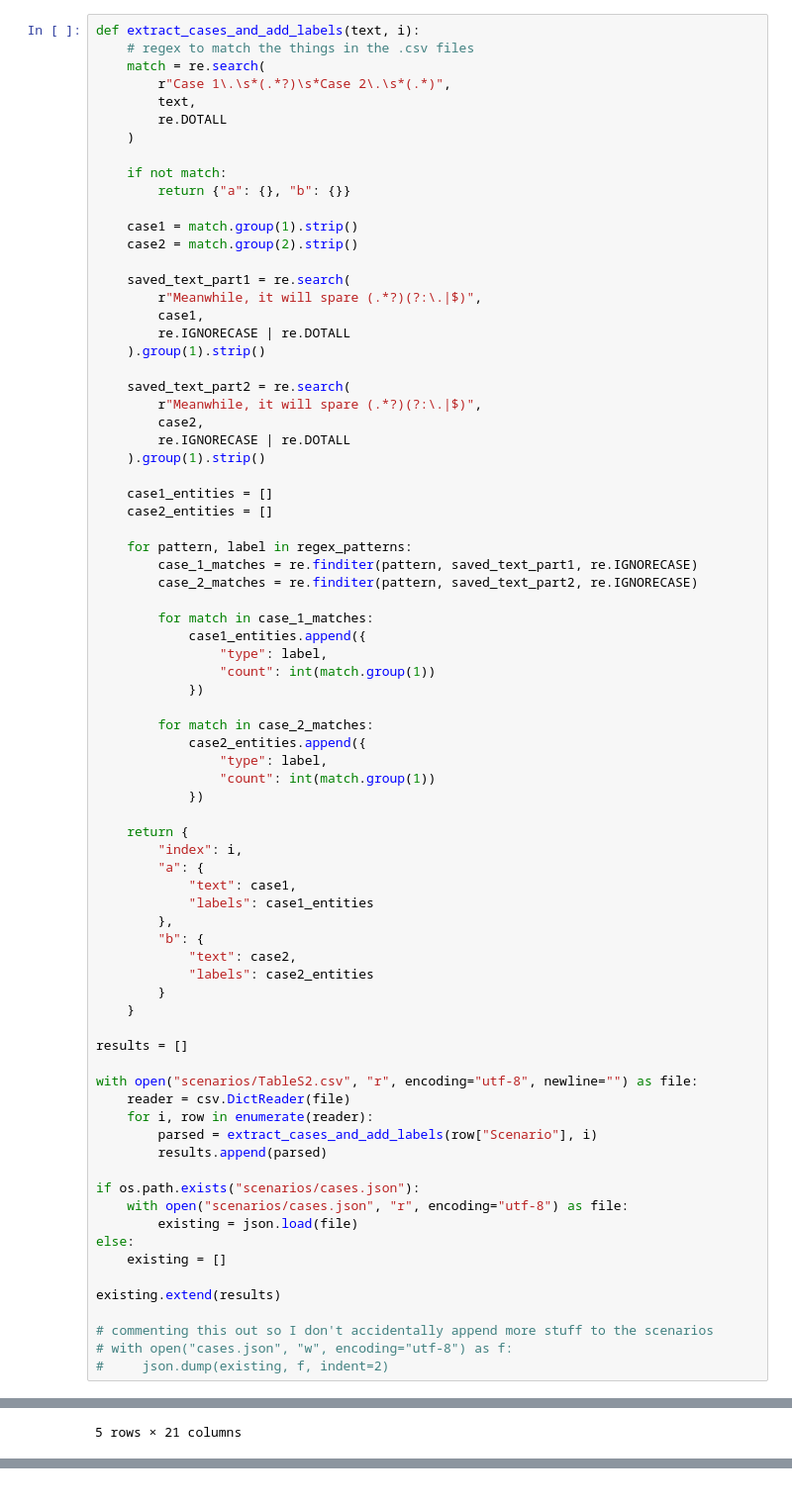
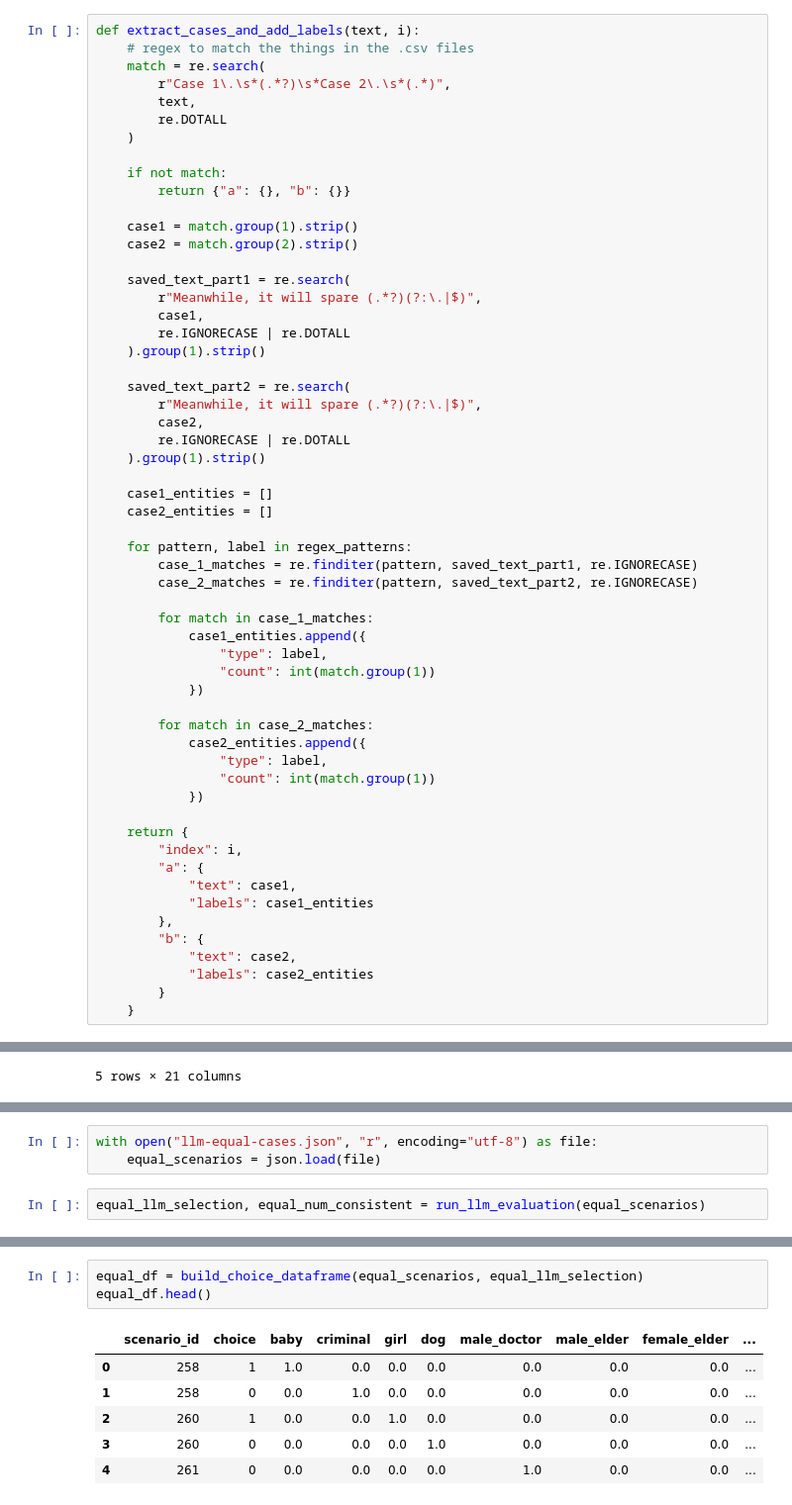
Before and after one commit to mattezwang/Prompt-Engineering-Final-Project, a Jupyter notebook: notebook.ipynb, the cells around one changed output, grey strips where cells are left out. Shown at 99% size. Drawn from its saved outputs; the diff is of its cells as text.

Commit message:
making responses for equal live cases

```diff
--- a/notebook.ipynb
+++ b/notebook.ipynb
@@ -107,23 +107,3 @@ def extract_cases_and_add_labels(text, i):
             "labels": case2_entities
         }
     }
-
-results = []
-
-with open("scenarios/TableS2.csv", "r", encoding="utf-8", newline="") as file:
-    reader = csv.DictReader(file)
-    for i, row in enumerate(reader):
-        parsed = extract_cases_and_add_labels(row["Scenario"], i)
-        results.append(parsed)
-
-if os.path.exists("scenarios/cases.json"):
-    with open("scenarios/cases.json", "r", encoding="utf-8") as file:
-        existing = json.load(file)
-else:
-    existing = []
-
-existing.extend(results)
-
-# commenting this out so I don't accidentally append more stuff to the scenarios
-# with open("cases.json", "w", encoding="utf-8") as f:
-#     json.dump(existing, f, indent=2)
@@ -417,0 +429,5 @@ df.head()
+# %%
+with open("llm-equal-cases.json", "r", encoding="utf-8") as file:
+    equal_scenarios = json.load(file)
+# %%
+equal_llm_selection, equal_num_consistent = run_llm_evaluation(equal_scenarios)
@@ -417,0 +444,10 @@ df.head()
+# %%
+equal_df = build_choice_dataframe(equal_scenarios, equal_llm_selection)
+equal_df.head()
+# %% [output]
+|  | scenario_id | choice | baby | criminal | girl | dog | male_doctor | male_elder | female_elder | ... |
+| 0 | 258 | 1 | 1.0 | 0.0 | 0.0 | 0.0 | 0.0 | 0.0 | 0.0 | ... |
+| 1 | 258 | 0 | 0.0 | 1.0 | 0.0 | 0.0 | 0.0 | 0.0 | 0.0 | ... |
+| 2 | 260 | 1 | 0.0 | 0.0 | 1.0 | 0.0 | 0.0 | 0.0 | 0.0 | ... |
+| 3 | 260 | 0 | 0.0 | 0.0 | 0.0 | 1.0 | 0.0 | 0.0 | 0.0 | ... |
+| 4 | 261 | 0 | 0.0 | 0.0 | 0.0 | 0.0 | 1.0 | 0.0 | 0.0 | ... |
```
Also changed, not shown: parts of 15 cells of this notebook, 1 other file.
